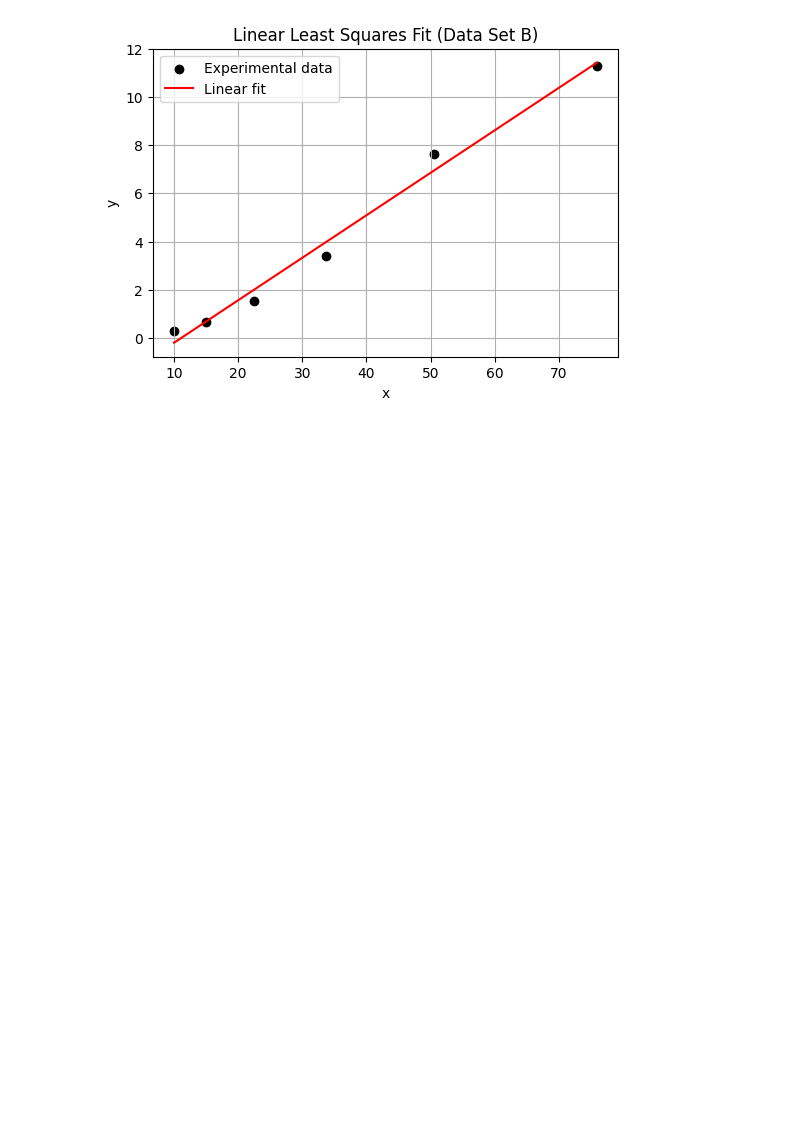
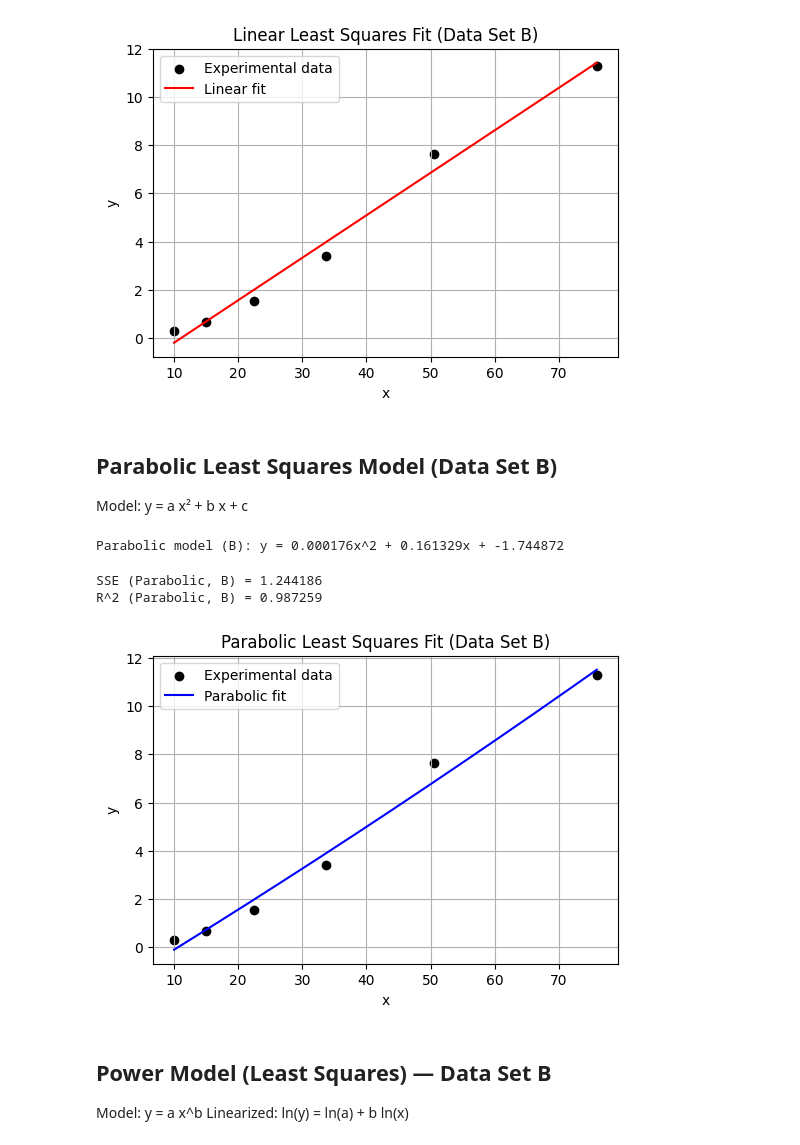
Before and after one commit to Altusha4/least_squares, a Jupyter notebook: least_squares.ipynb, the cells around one changed output. Cells and saved outputs as stored; diff of their text form; code cells hidden in the pictures; blank space fills up the shorter version.

```diff
--- a/least_squares.ipynb
+++ b/least_squares.ipynb
@@ -351,3 +351,20 @@ plt.legend()
 plt.show()
 # %% [output]
 [figure]
+# %% [markdown]
+## Parabolic Least Squares Model (Data Set B)
+Model:  y = a x² + b x + c
+# %%
+# Parabolic least squares for Data Set B (degree = 2)
+coeff_parabolic_B = np.polyfit(x_B, y_B, 2)
+
+a2_B = coeff_parabolic_B[0]
+b2_B = coeff_parabolic_B[1]
+c2_B = coeff_parabolic_B[2]
+
+print(
+    f"Parabolic model (B): "
+    f"y = {a2_B:.6f}x^2 + {b2_B:.6f}x + {c2_B:.6f}"
+)
+# %% [output]
+Parabolic model (B): y = 0.000176x^2 + 0.161329x + -1.744872
@@ -353,0 +373,38 @@ plt.show()
+# %%
+# Residuals
+residuals_parabolic_B = y_B - y_hat_parabolic_B
+
+# SSE
+SSE_parabolic_B = np.sum(residuals_parabolic_B**2)
+
+# R^2
+R2_parabolic_B = (
+        1
+        - np.sum((y_B - y_hat_parabolic_B)**2)
+        / np.sum((y_B - np.mean(y_B))**2)
+)
+
+print(f"SSE (Parabolic, B) = {SSE_parabolic_B:.6f}")
+print(f"R^2 (Parabolic, B) = {R2_parabolic_B:.6f}")
+# %% [output]
+SSE (Parabolic, B) = 1.244186
+R^2 (Parabolic, B) = 0.987259
+# %%
+x_smooth_B = np.linspace(min(x_B), max(x_B), 200)
+y_smooth_parabolic_B = a2_B * x_smooth_B**2 + b2_B * x_smooth_B + c2_B
+
+plt.figure(figsize=(6, 4))
+plt.scatter(x_B, y_B, color="black", label="Experimental data")
+plt.plot(x_smooth_B, y_smooth_parabolic_B, color="blue", label="Parabolic fit")
+plt.xlabel("x")
+plt.ylabel("y")
+plt.title("Parabolic Least Squares Fit (Data Set B)")
+plt.grid(True)
+plt.legend()
+plt.show()
+# %% [output]
+[figure, added]
+# %% [markdown]
+## Power Model (Least Squares) — Data Set B
+Model:  y = a x^b
+Linearized:  ln(y) = ln(a) + b ln(x)
```
Also changed, not shown: parts of 4 cells of this notebook.
